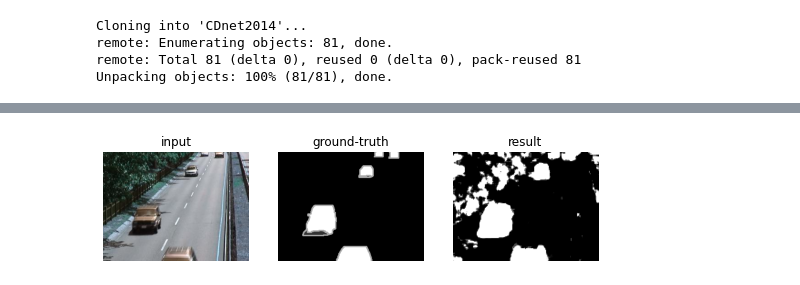
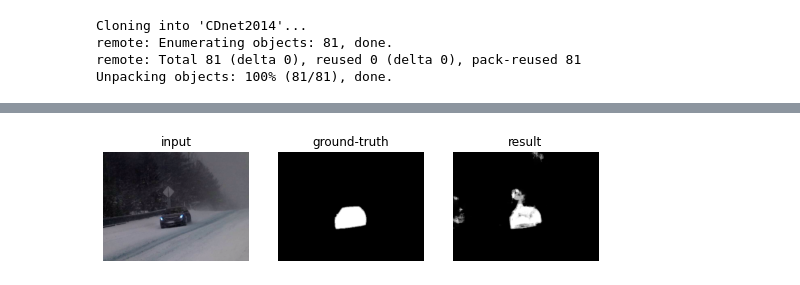
Before and after one commit to mbibrahe/BA_Project, a Jupyter notebook: FS_UNET++.ipynb, the cells around one changed output, grey strips where cells are left out. Drawn from its saved outputs; the diff is of its cells as text; code cells hidden in the pictures.

```diff
--- a/FS_UNET++.ipynb
+++ b/FS_UNET++.ipynb
@@ -535,6 +453,7 @@ Epoch 40/40
 # %%
+#from keras import tensor as tf
 
-dataset_path = os.path.join('Full_test_1', 'test')
+dataset_path = os.path.join('tester', 'test')
 def getData_test(dataset_dir):
     X_list= sorted(glob.glob(os.path.join(dataset_dir, 'x','*.jpg')))
     Y_list = sorted(glob.glob(os.path.join(dataset_dir, 'y' ,'*.png')))
@@ -543,7 +462,7 @@ def getData_test(dataset_dir):
     X= []
     Y= []
 
-    for i in range(len(X_list)):
+    for i in range(0, len(X_list)):
         # Load input image
         x = cv.resize(cv.imread(X_list[i]), (320, 240))
         normalizedImg = np.zeros((320, 240))
@@ -555,17 +474,38 @@ def getData_test(dataset_dir):
         y = cv.normalize(y, None, alpha=0, beta=1, norm_type=cv.NORM_MINMAX, dtype=cv.CV_32F)
         Y.append(y)
 
+        # Load input image
+        """x = cv.imread(X_list[i])
+        print(x.shape)
+        #normalizedImg = np.zeros((320, 240))
+        #normalizedImg = cv.normalize(x, 0, 255, cv.NORM_MINMAX)
+        X.append(x)
+
+
+
+
+        #X.append(normalizedImg1)
+        y = cv.imread(Y_list[i], 0)
+        y = cv.normalize(y, None, alpha=0, beta=1, norm_type=cv.NORM_MINMAX, dtype=cv.CV_32F)
+        Y.append(y)"""
+
+
+
+
     X = np.asarray(X)
+    print(X.shape)
     Y = np.asarray(Y)
 
     # Shuffle the training data
-    idx = list(range(X.shape[0]))
+    """idx = list(range(X.shape[0]))
     np.random.shuffle(idx)
     X = X[idx]
-    Y = Y[idx]
+    Y = Y[idx]"""
 
     return X, Y
 X, Y = getData_test(dataset_path)
+
+print(Y.shape)
 
 
 
@@ -577,13 +517,38 @@ pred = model.predict([X,X], verbose=1, batch_size=1)
 
 plt.rcParams['figure.figsize'] = (12.0, 9.0)
 
-idx = 1 # image index in a range of [0,9]
+idx = 31 # image index in a range of [0,9]
 
 img = np.empty(3, dtype=object)
 img[0] = X[idx]
 img[1] = Y[idx].reshape(Y[idx].shape[0],Y[idx].shape[1])
 
 img[2] = pred[idx].reshape(pred[idx].shape[0],pred[idx].shape[1])
+
+#img[2] = cv2.medianBlur(pred[idx].reshape(pred[idx].shape[0],pred[idx].shape[1]), 5)
+
+"""t_img = pred[idx].reshape(pred[idx].shape[0],pred[idx].shape[1])
+m, n = t_img
+
+# Develop Averaging filter(3, 3) mask
+mask = np.ones([3, 3], dtype = int)
+mask = mask / 9
+
+# Convolve the 3X3 mask over the image
+img_new = np.zeros([m, n])
+
+for i in range(1, m-1):
+    for j in range(1, n-1):
+        temp = t_img[i-1, j-1]*mask[0, 0]+t_img[i-1, j]*mask[0, 1]+t_img[i-1, j + 1]*mask[0, 2]+t_img[i, j-1]*mask[1, 0]+ t_img[i, j]*mask[1, 1]+t_img[i, j + 1]*mask[1, 2]+t_img[i + 1, j-1]*mask[2, 0]+t_img[i + 1, j]*mask[2, 1]+t_img[i + 1, j + 1]*mask[2, 2]
+
+        img_new[i, j]= temp
+
+img_new = img_new.astype(np.uint8)
+#cv2.imwrite('blurred.tif', img_new)
+
+img[3] = img_new
+"""
+
 
 
 
@@ -607,5 +572,7 @@ for i in range(3):
 
   plt.axis('off')
   plt.title(title[i])
+
+
 plt.show()
 # %% [output]
@@ -614 +583 @@ tf.Tensor(0.25800258, shape=(), dtype=float32)
-[figure, old version]
+[figure, new version]
```
Also changed, not shown: parts of 5 cells of this notebook.
